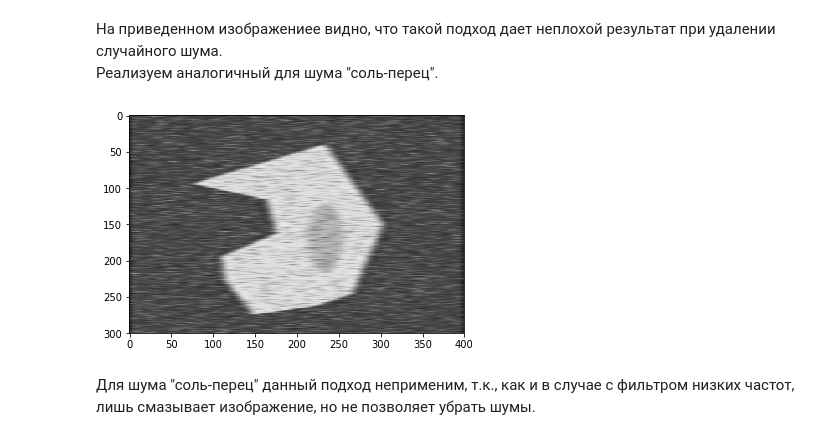
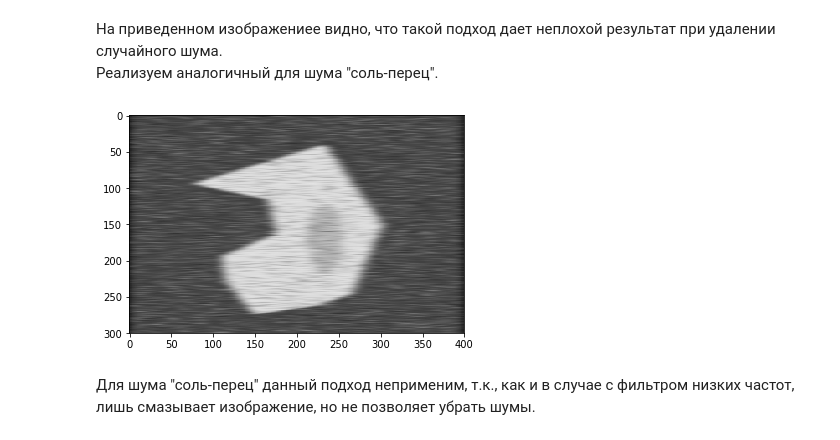
Before and after one commit to maybe-hello-world/ExpData, a Jupyter notebook: noise_LPF_HPF.ipynb, the cells around one changed output. Saved outputs shown, nothing was run; the diff lists cells and outputs as text; code cells hidden in the pictures.

```diff
--- a/noise_LPF_HPF.ipynb
+++ b/noise_LPF_HPF.ipynb
@@ -48,8 +46,7 @@ grapher.set_subplot(1,
 # %% [markdown]
 Аналогично от второй.
 # %%
-ac = [autocorrelation(spnoise_data[0], i) for i in range(len(spnoise_data[0]))]
-res = FT.fourier_transform(ac, 1)
+res = FT.fourier_transform(spnoise_data[0], 1)
 grapher.set_subplot(1,
                     y_arr=res.frequencies,
                     x_arr=[i * res.deltaF for i in range(len(res.frequencies))],
@@ -63,7 +60,7 @@ grapher.set_subplot(1,
 Создадим и применим фильтр низких частот для случайного шума.
 # %%
 m = 32
-LPFilter = LPF(0.1, 1, m)
+LPFilter = LPF(0.03, 1, m)
 lpf_randnoise_data = np.empty_like(randnoise_data)
 for i in range(len(randnoise_data)):
     lpf_randnoise_data[i] = process(randnoise_data[i], LPFilter)[m:-m - 1]
@@ -75,7 +72,7 @@ grapher.set_image(lpf_randnoise_data, cmap="gray", normalize=False)
 Применим аналогичный фильтр для изображения с шумом "соль-перец".
 # %%
 m = 32
-LPFilter = LPF(0.05, 1, m)
+LPFilter = LPF(0.03, 1, m)
 lpf_spnoise_data = np.empty_like(spnoise_data)
 for i in range(len(spnoise_data)):
     lpf_spnoise_data[i] = process(spnoise_data[i], LPFilter)[m:-m - 1]
@@ -87,7 +84,7 @@ grapher.set_image(lpf_spnoise_data, cmap="gray", normalize=False)
 Далее аналогичным образом можно применить фильтр высоких частот и вычесть получившееся изображение из исходного.
 # %%
 m = 32
-HPFilter = HPF(0.1, 1, m)
+HPFilter = HPF(0.03, 1, m)
 hpf_randnoise_data = np.empty_like(randnoise_data)
 for i in range(len(randnoise_data)):
     hpf_randnoise_data[i] = process(randnoise_data[i], HPFilter)[m:-m - 1]
@@ -99,12 +96,12 @@ grapher.set_image(randnoise_data - hpf_randnoise_data, cmap="gray", normalize=Fa
 Реализуем аналогичный для шума "соль-перец".
 # %%
 m = 32
-HPFilter = HPF(0.05, 1, m)
+HPFilter = HPF(0.03, 1, m)
 hpf_spnoise_data = np.empty_like(spnoise_data)
 for i in range(len(spnoise_data)):
     hpf_spnoise_data[i] = process(spnoise_data[i], HPFilter)[m:-m - 1]
 grapher.set_image(spnoise_data - hpf_spnoise_data, cmap="gray", normalize=False)
 # %% [output]
-[figure, old version]
+[figure, new version]
 # %% [markdown]
 Для шума "соль-перец" данный подход неприменим, т.к., как и в случае с фильтром низких частот, лишь смазывает изображение, но не позволяет убрать шумы.
```
Also changed, not shown: parts of 7 cells of this notebook.
